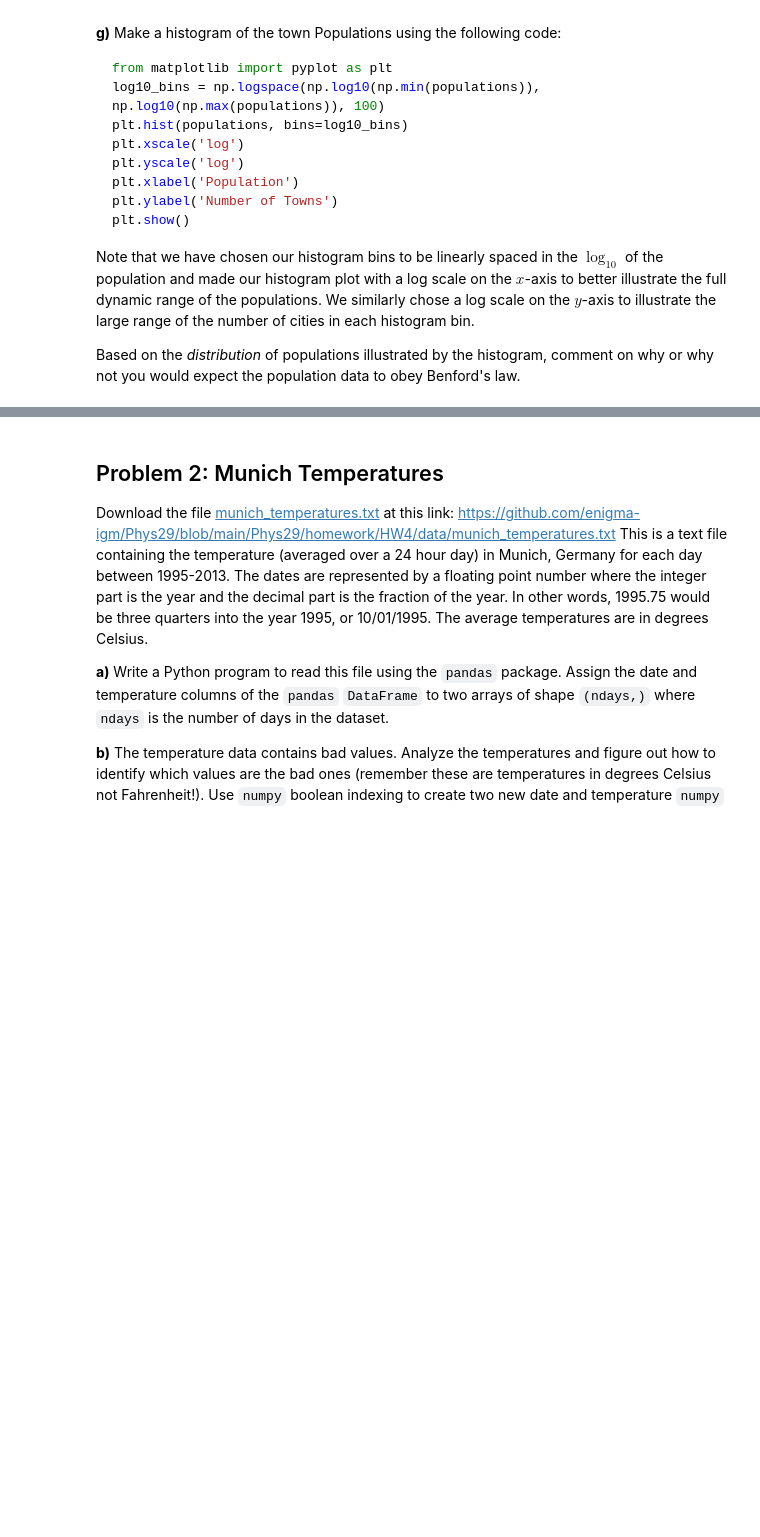
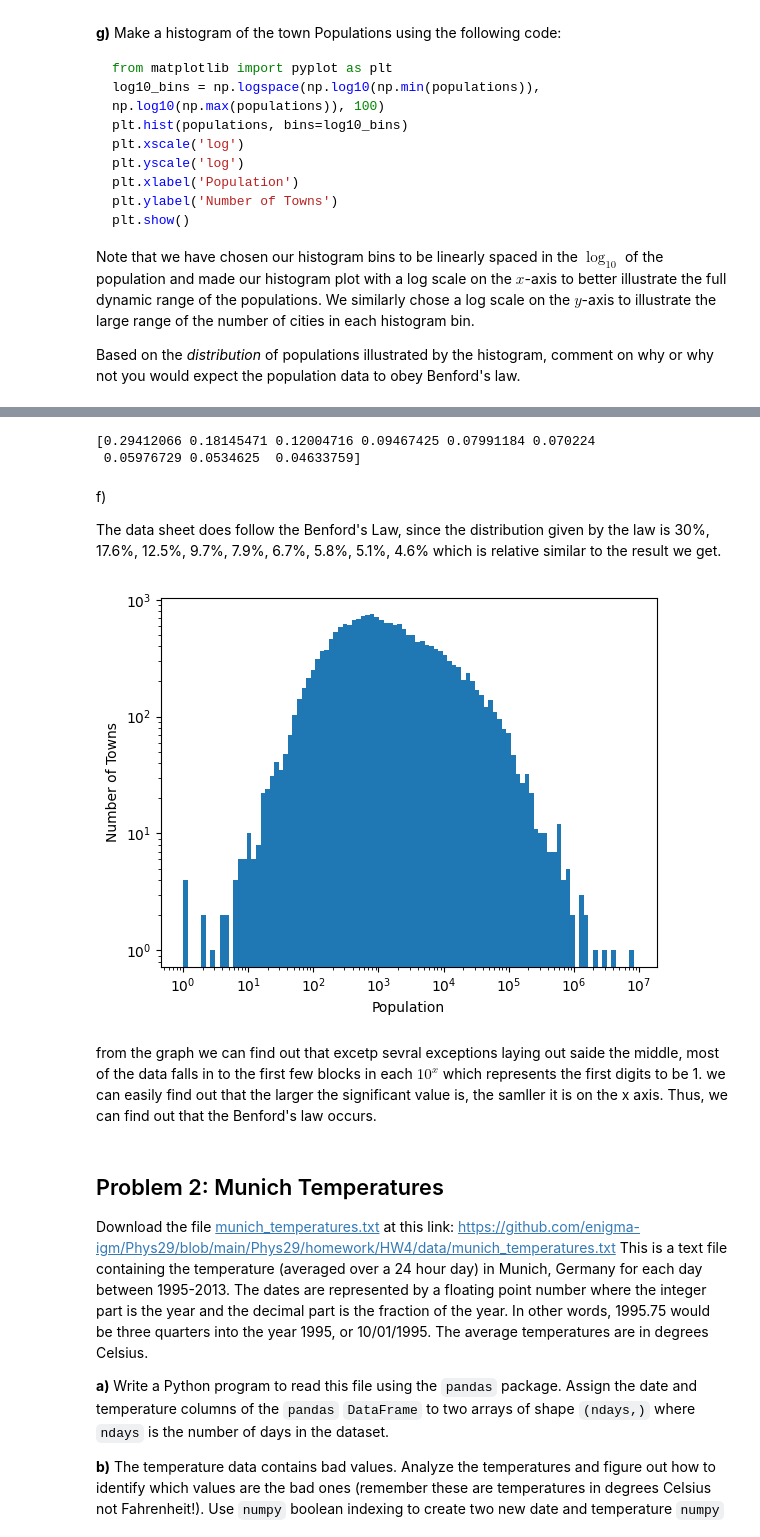
Before and after one commit to botaodeng/Phys29, a Jupyter notebook: Phys29/homework/HW4/homework4.ipynb, the cells around one changed output, grey strips where cells are left out. Cells and saved outputs as stored; diff of their text form; code cells hidden in the pictures; blank space fills up the shorter version.

```diff
--- a/Phys29/homework/HW4/homework4.ipynb
+++ b/Phys29/homework/HW4/homework4.ipynb
@@ -59,3 +124,30 @@ import pandas as pd
+# %%
+# e)
+def frequency_in_percentgae(frequency,significant_digit):
+    return frequency/len(significant_digit)
+
+print(frequency_in_percentgae(frequency,significant_digit_of_population_data))
+# %% [output]
+[0.29412066 0.18145471 0.12004716 0.09467425 0.07991184 0.070224
+ 0.05976729 0.0534625  0.04633759]
+# %% [markdown]
+f)
+
+The data sheet does follow the Benford's Law, since the distribution given by the law is  30%, 17.6%, 12.5%, 9.7%, 7.9%, 6.7%, 5.8%, 5.1%, 4.6% which is relative similar to the result we get.
+# %%
+# g)
+
+log10_bins = np.logspace(np.log10(np.min(population_data)), np.log10(np.max(population_data)), 100)
+plt.hist(population_data, bins=log10_bins)
+plt.xscale('log')
+plt.yscale('log')
+plt.xlabel('Population')
+plt.ylabel('Number of Towns')
+plt.show()
+# %% [output]
+[figure, added]
+# %% [markdown]
+from the graph we can find out that excetp sevral exceptions laying out saide the middle, most of the data falls in to the first few blocks in each $10^x$ which represents the first digits to be 1. we can easily find out that the larger the significant value is, the samller it is on the x axis. Thus, we can find out that the Benford's law occurs.
 # %% [markdown]
 ## Problem 2: Munich Temperatures
 
```
Also changed, not shown: parts of 19 cells of this notebook, 2 other files.
